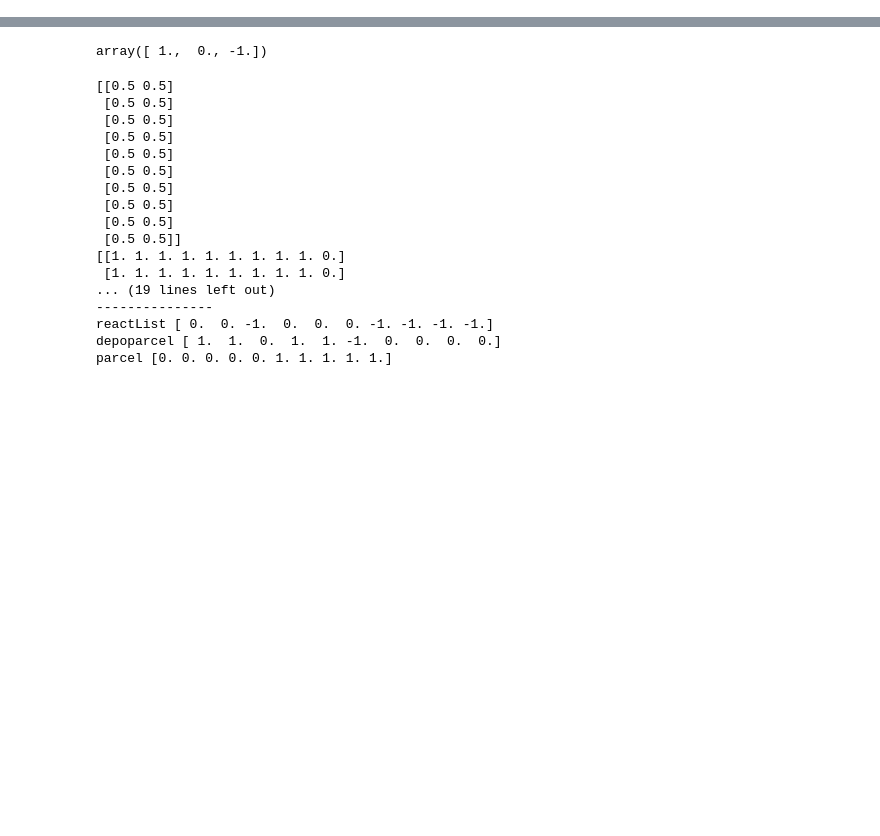
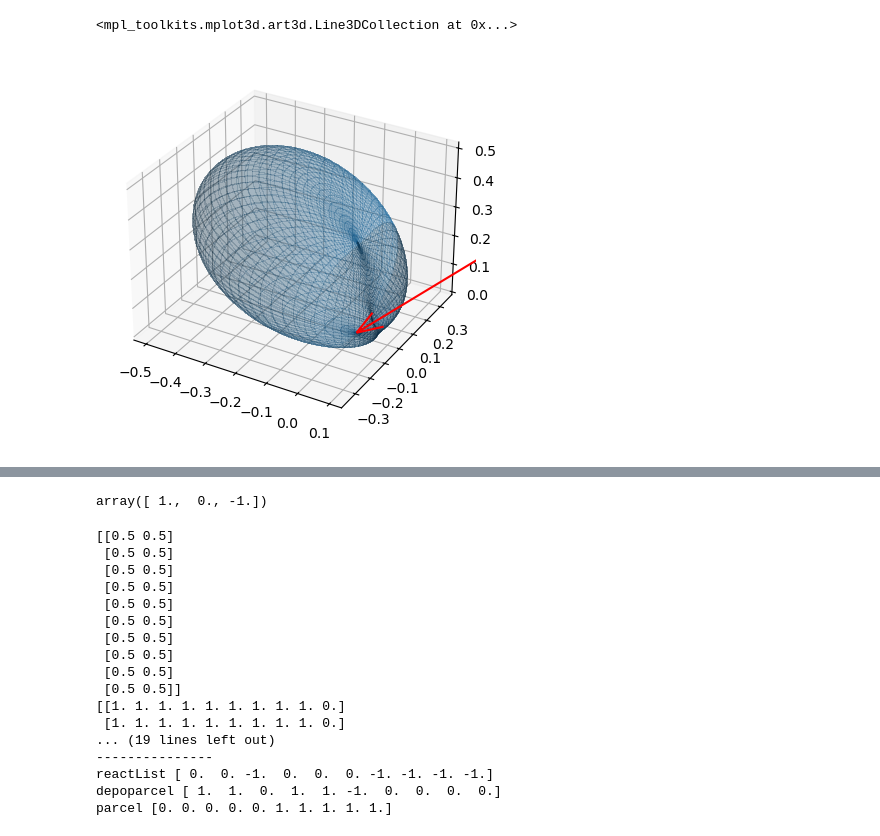
Before and after one commit to ararakitsubasa/etching, a Jupyter notebook: Multi_Species_etching_numba_test.ipynb, the cells around one changed output, grey strips where cells are left out. Drawn from its saved outputs; the diff is of its cells as text; code cells hidden in the pictures; blank space fills up the shorter version.

```diff
--- a/Multi_Species_etching_numba_test.ipynb
+++ b/Multi_Species_etching_numba_test.ipynb
@@ -8,0 +82,22 @@ os.environ["KMP_DUPLICATE_LIB_OK"] = "TRUE"
+# %%
+import mpl_toolkits.mplot3d.axes3d as axes3d
+
+theta, phi = np.linspace(-np.pi/2, np.pi/2, 100), np.linspace(-np.pi/2, np.pi/2, 40)
+THETA, PHI = np.meshgrid(theta, phi)
+# R = np.cos(PHI**2)
+R = emission_angle(np.pi/4, THETA, PHI)
+X = R * np.sin(THETA) * np.cos(PHI)
+Y = R * np.sin(THETA) * np.sin(PHI)
+Z = R * np.cos(THETA)
+fig = plt.figure()
+ax = fig.add_subplot(1,1,1, projection='3d')
+plot = ax.plot_surface(
+    X, Y, Z, rstride=1, cstride=1,
+    linewidth=0, antialiased=False, alpha=0.2)
+
+ax.quiver(0, 0, 0, -2, 0, -2, length=1,arrow_length_ratio = 0.1, pivot = 'tip',normalize=True, colors = 'red')
+# plt.show()
+# ax.view_init(elev=0, azim=90, roll=0)
+# %% [output]
+<mpl_toolkits.mplot3d.art3d.Line3DCollection at 0x...>
+[figure, added]
```
Also changed, not shown: parts of 12 cells of this notebook, 1 other file.
